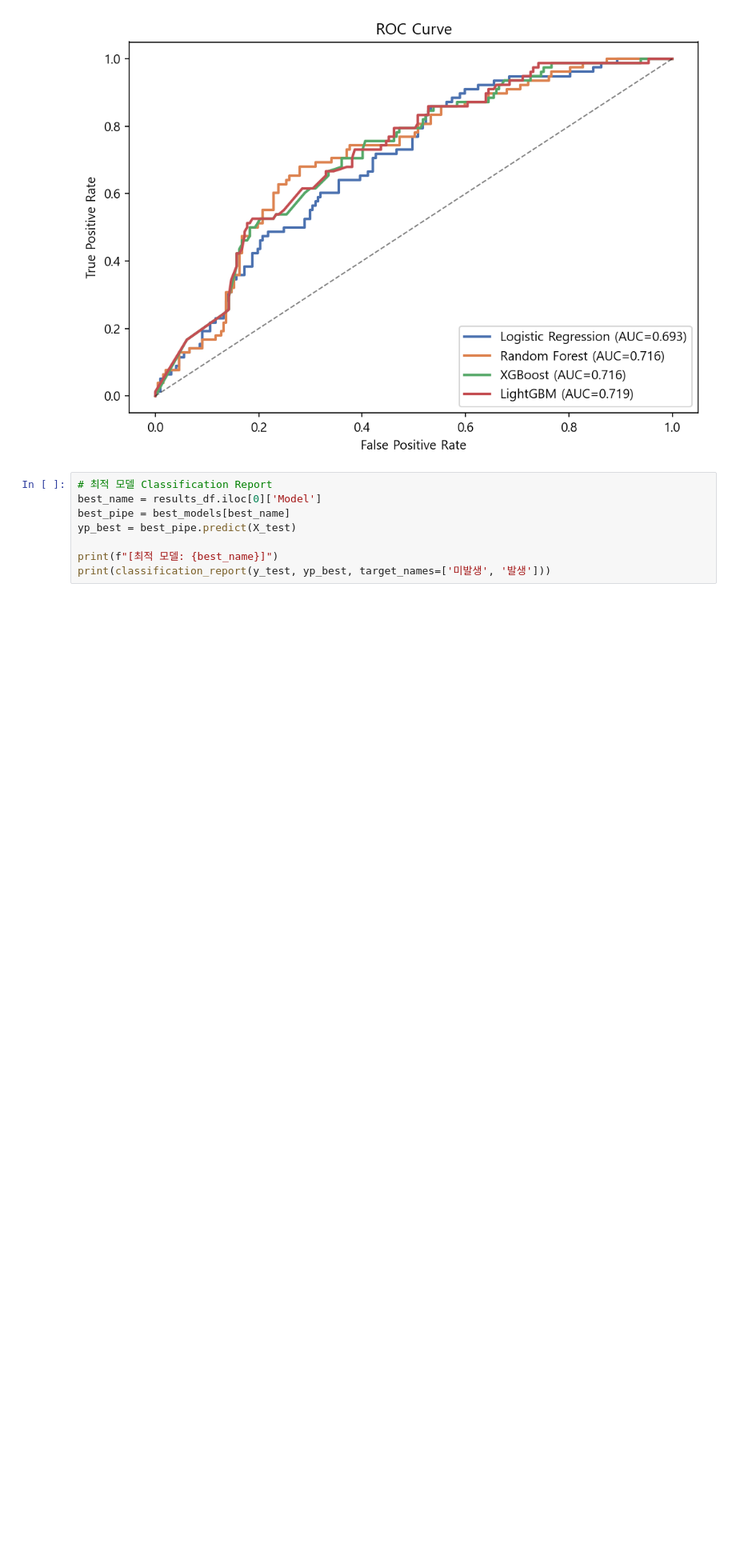
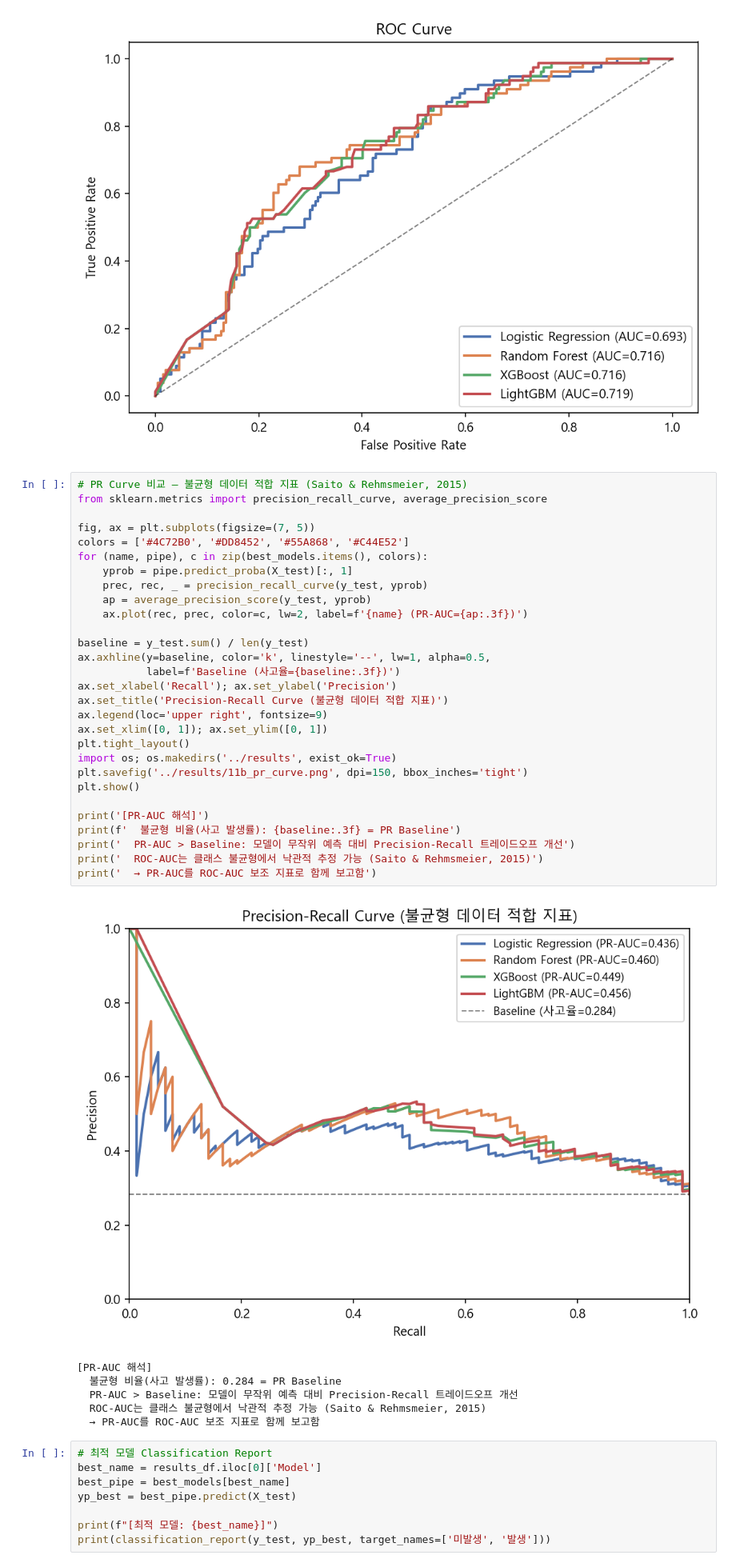
Before and after one commit to geonumul/construction_new, a Jupyter notebook: notebooks/02_데이터분석.ipynb, the cells around one changed output. Shown at 80% size. Drawn from its saved outputs; the diff is of its cells as text; blank space fills up the shorter version.

```diff
--- a/notebooks/02_데이터분석.ipynb
+++ b/notebooks/02_데이터분석.ipynb
@@ -799,6 +897,42 @@ plt.tight_layout()
 plt.show()
 # %% [output]
 [figure]
+# %%
+# PR Curve 비교 — 불균형 데이터 적합 지표 (Saito & Rehmsmeier, 2015)
+from sklearn.metrics import precision_recall_curve, average_precision_score
+
+fig, ax = plt.subplots(figsize=(7, 5))
+colors = ['#4C72B0', '#DD8452', '#55A868', '#C44E52']
+for (name, pipe), c in zip(best_models.items(), colors):
+    yprob = pipe.predict_proba(X_test)[:, 1]
+    prec, rec, _ = precision_recall_curve(y_test, yprob)
+    ap = average_precision_score(y_test, yprob)
+    ax.plot(rec, prec, color=c, lw=2, label=f'{name} (PR-AUC={ap:.3f})')
+
+baseline = y_test.sum() / len(y_test)
+ax.axhline(y=baseline, color='k', linestyle='--', lw=1, alpha=0.5,
+           label=f'Baseline (사고율={baseline:.3f})')
+ax.set_xlabel('Recall'); ax.set_ylabel('Precision')
+ax.set_title('Precision-Recall Curve (불균형 데이터 적합 지표)')
+ax.legend(loc='upper right', fontsize=9)
+ax.set_xlim([0, 1]); ax.set_ylim([0, 1])
+plt.tight_layout()
+import os; os.makedirs('../results', exist_ok=True)
+plt.savefig('../results/11b_pr_curve.png', dpi=150, bbox_inches='tight')
+plt.show()
+
+print('[PR-AUC 해석]')
+print(f'  불균형 비율(사고 발생률): {baseline:.3f} = PR Baseline')
+print('  PR-AUC > Baseline: 모델이 무작위 예측 대비 Precision-Recall 트레이드오프 개선')
+print('  ROC-AUC는 클래스 불균형에서 낙관적 추정 가능 (Saito & Rehmsmeier, 2015)')
+print('  → PR-AUC를 ROC-AUC 보조 지표로 함께 보고함')
+# %% [output]
+[figure, added]
+[PR-AUC 해석]
+  불균형 비율(사고 발생률): 0.284 = PR Baseline
+  PR-AUC > Baseline: 모델이 무작위 예측 대비 Precision-Recall 트레이드오프 개선
+  ROC-AUC는 클래스 불균형에서 낙관적 추정 가능 (Saito & Rehmsmeier, 2015)
+  → PR-AUC를 ROC-AUC 보조 지표로 함께 보고함
 # %%
 # 최적 모델 Classification Report
 best_name = results_df.iloc[0]['Model']
```
Also changed, not shown: parts of 16 cells of this notebook, 5 other files.
